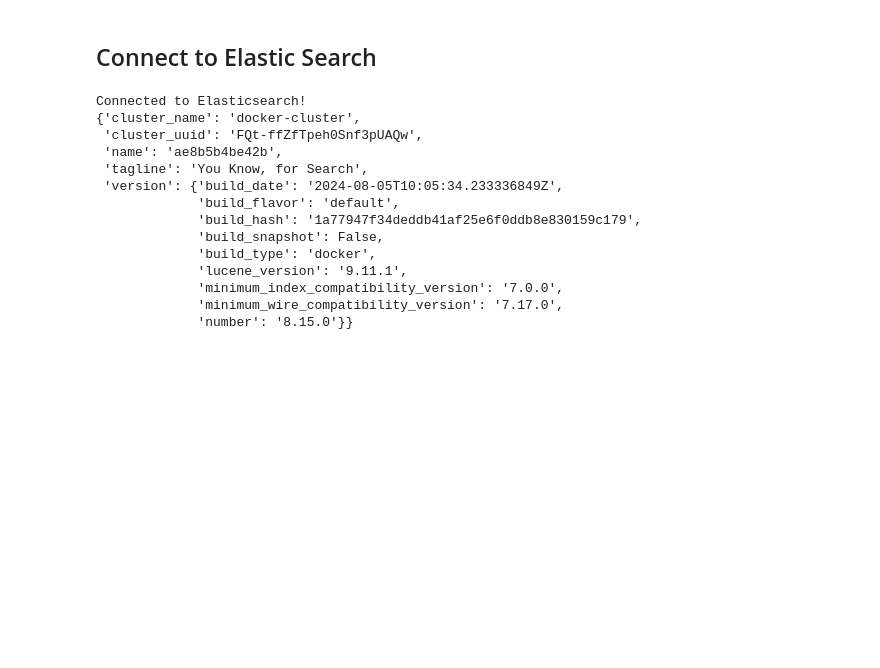
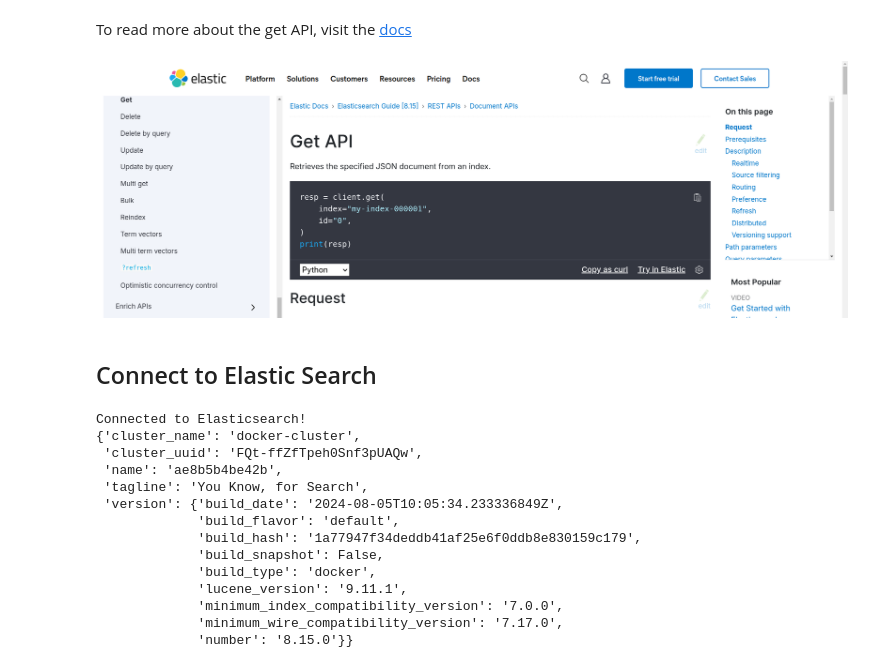
Before and after one commit to sanjivpaul/elasticsearch, a Jupyter notebook: notebooks/7_get_documents.ipynb, the cells around one changed output. Saved outputs shown, nothing was run; the diff lists cells and outputs as text; code cells hidden in the pictures; blank space fills up the shorter version.

Commit message:
7 get document notebook learns

```diff
--- a/notebooks/7_get_documents.ipynb
+++ b/notebooks/7_get_documents.ipynb
@@ -1,3 +1,11 @@
+# %% [markdown]
+To read more about the get API, visit the [docs](https://www.elastic.co/docs/api/doc/elasticsearch/operation/operation-get)
+# %%
+from IPython.display import Image, display
+
+display(Image(filename="../images/get_documents_docs.png"))
+# %% [output]
+[figure, added]
 # %% [markdown]
 ## Connect to Elastic Search
 # %%
```
Also changed, not shown: parts of 1 cell of this notebook, 3 other files.
